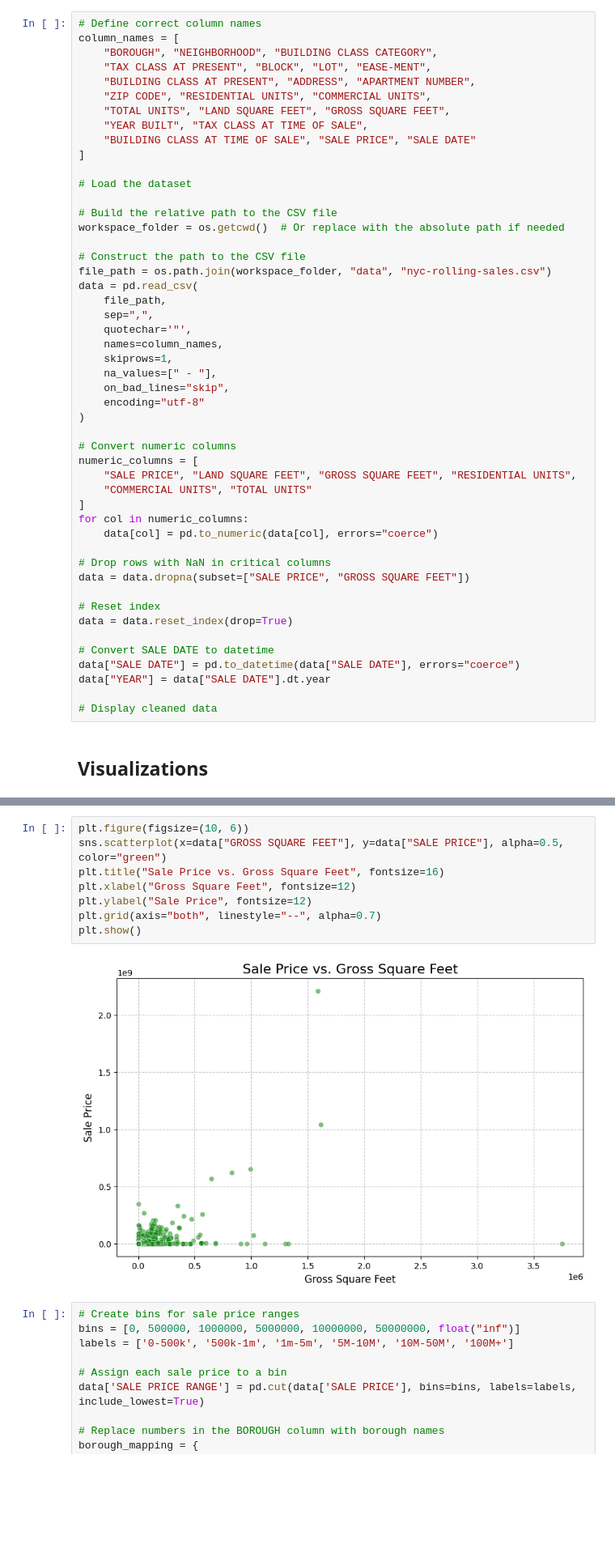
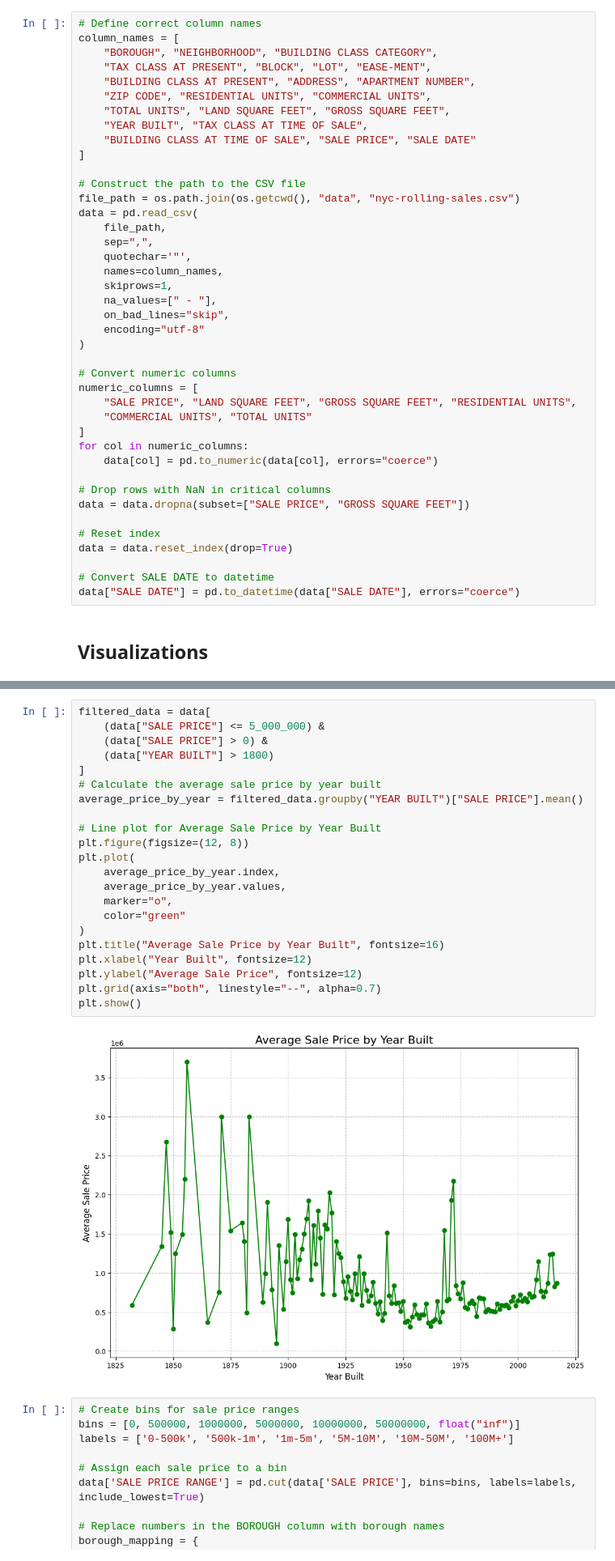
Before and after one commit to itayderazon/TabularDataScience, a Jupyter notebook: ex1.ipynb, the cells around one changed output, grey strips where cells are left out. Shown at 81% size. Drawn from its saved outputs; the diff is of its cells as text; blank space fills up the shorter version.

```diff
--- a/ex1.ipynb
+++ b/ex1.ipynb
@@ -24,13 +24,8 @@ column_names = [
     "BUILDING CLASS AT TIME OF SALE", "SALE PRICE", "SALE DATE"
 ]
 
-# Load the dataset
-
-# Build the relative path to the CSV file
-workspace_folder = os.getcwd()  # Or replace with the absolute path if needed
-
 # Construct the path to the CSV file
-file_path = os.path.join(workspace_folder, "data", "nyc-rolling-sales.csv")
+file_path = os.path.join(os.getcwd(), "data", "nyc-rolling-sales.csv")
 data = pd.read_csv(
     file_path,
     sep=",",
@@ -58,9 +53,6 @@ data = data.reset_index(drop=True)
 
 # Convert SALE DATE to datetime
 data["SALE DATE"] = pd.to_datetime(data["SALE DATE"], errors="coerce")
-data["YEAR"] = data["SALE DATE"].dt.year
-
-# Display cleaned data
 # %% [markdown]
 ## Visualizations
 # %%
@@ -88,15 +80,29 @@ Passing `palette` without assigning `hue` is deprecated and will be removed in v
   sns.countplot(x='SALE PRICE RANGE', data=data, palette='Blues_r')
 [figure]
 # %%
-plt.figure(figsize=(10, 6))
-sns.scatterplot(x=data["GROSS SQUARE FEET"], y=data["SALE PRICE"], alpha=0.5, color="green")
-plt.title("Sale Price vs. Gross Square Feet", fontsize=16)
-plt.xlabel("Gross Square Feet", fontsize=12)
-plt.ylabel("Sale Price", fontsize=12)
+filtered_data = data[
+    (data["SALE PRICE"] <= 5_000_000) &
+    (data["SALE PRICE"] > 0) &
+    (data["YEAR BUILT"] > 1800)
+]
+# Calculate the average sale price by year built
+average_price_by_year = filtered_data.groupby("YEAR BUILT")["SALE PRICE"].mean()
+
+# Line plot for Average Sale Price by Year Built
+plt.figure(figsize=(12, 8))
+plt.plot(
+    average_price_by_year.index,
+    average_price_by_year.values,
+    marker="o",
+    color="green"
+)
+plt.title("Average Sale Price by Year Built", fontsize=16)
+plt.xlabel("Year Built", fontsize=12)
+plt.ylabel("Average Sale Price", fontsize=12)
 plt.grid(axis="both", linestyle="--", alpha=0.7)
 plt.show()
 # %% [output]
-[figure, old version]
+[figure, new version]
 # %%
 # Create bins for sale price ranges
 bins = [0, 500000, 1000000, 5000000, 10000000, 50000000, float("inf")]
```
Also changed, not shown: parts of 1 cell of this notebook.
